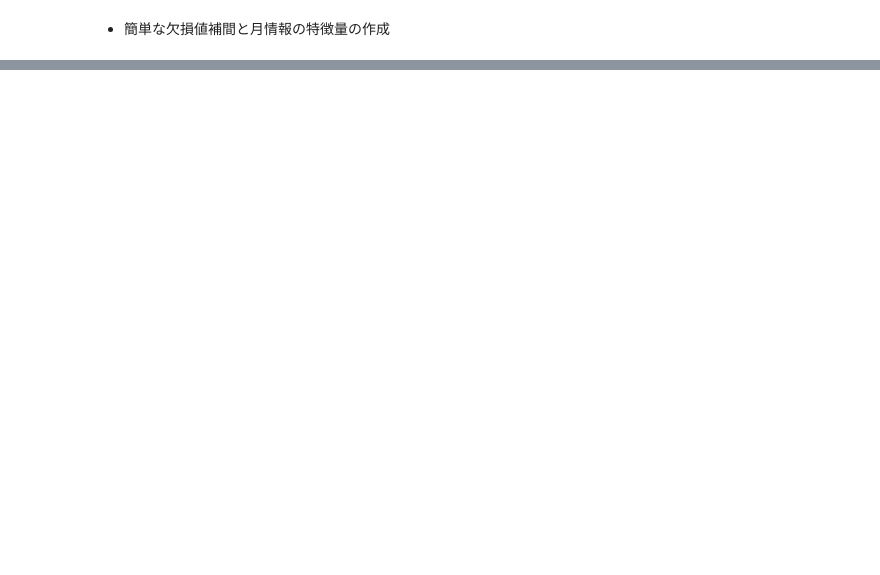
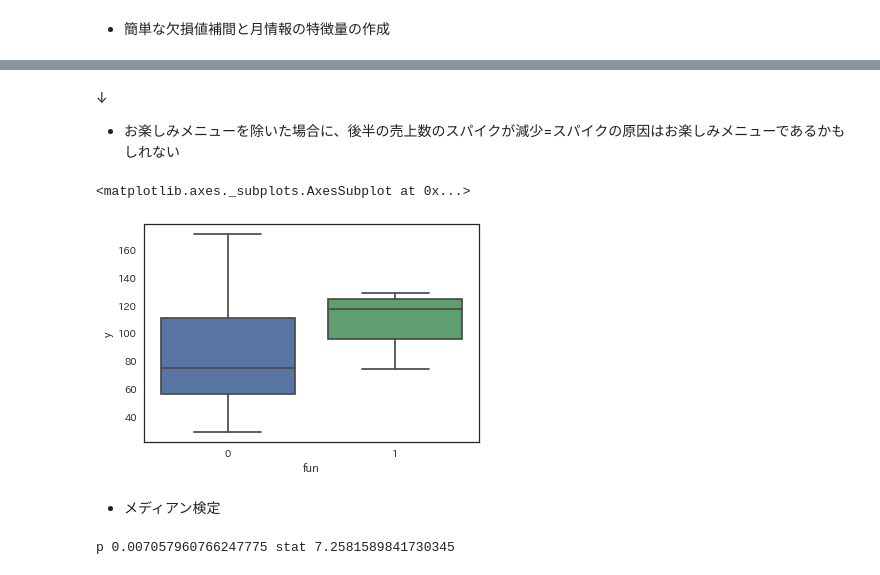
Before and after one commit to OnsenTamagoYoshi/DSCompe_LunchDemandForecast, a Jupyter notebook: チュートリアル.ipynb, the cells around one changed output, grey strips where cells are left out. Drawn from its saved outputs; the diff is of its cells as text; code cells hidden in the pictures; blank space fills up the shorter version.

```diff
--- a/チュートリアル.ipynb
+++ b/チュートリアル.ipynb
@@ -58,0 +132,22 @@ train["payday"] = train["payday"].fillna(0)
+# %% [markdown]
+↓
+- お楽しみメニューを除いた場合に、後半の売上数のスパイクが減少=スパイクの原因はお楽しみメニューであるかもしれない
+# %%
+train["fun"] = train["remarks"].apply(
+                   lambda x : 1 if x == "お楽しみメニュー" else 0
+               )
+sns.boxplot(x="fun", y="y", data=train)
+# %% [output]
+<matplotlib.axes._subplots.AxesSubplot at 0x...>
+[figure, added]
+# %% [markdown]
+- メディアン検定
+# %%
+from scipy.stats import median_test
+stat, p, med, tbl = median_test(
+                        train[train["fun"] == 1]["y"],
+                        train[train["fun"] == 0]["y"]
+                    )
+print("p", p, "stat", stat)
+# %% [output]
+p 0.007057960766247775 stat 7.2581589841730345
```
Also changed, not shown: parts of 53 cells of this notebook.
